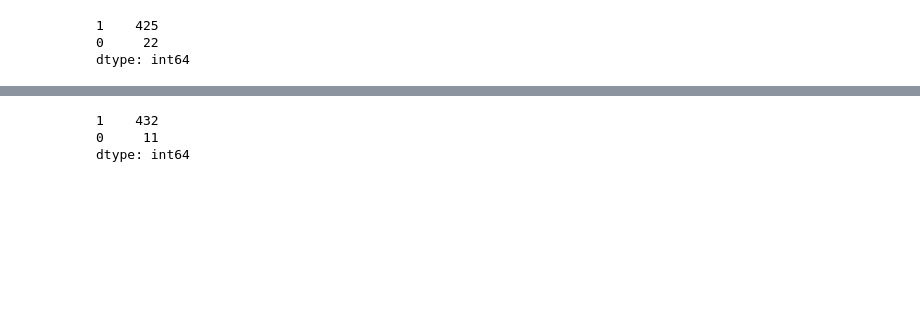
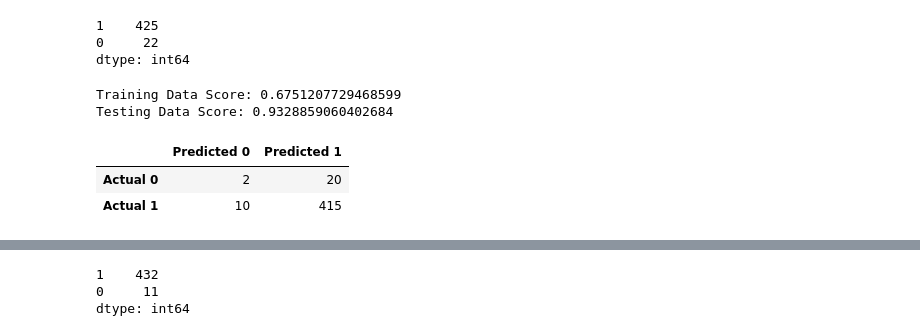
Before and after one commit to timjb96/US-Congress-Twitter-Analysis, a Jupyter notebook: Congressional_ML.ipynb, the cells around one changed output, grey strips where cells are left out. Cells and saved outputs as stored; diff of their text form; code cells hidden in the pictures; blank space fills up the shorter version.

```diff
--- a/Congressional_ML.ipynb
+++ b/Congressional_ML.ipynb
@@ -432,3 +497,49 @@ pd.Series(c115twitdf).value_counts()
 1    425
 0     22
 dtype: int64
+# %%
+#Cleaning Training Data for 115
+#Add Session 114 to training data
+c115traindf = c114traindf.append(c114rawdf, ignore_index=True)
+#Drop duplicates, keeping most recent entries
+c115traindf = c115traindf.drop_duplicates(subset=['uniqueid'],keep='last')
+#Create corresponding success series
+c115traintwitdf=[]
+for i in range(len(c115traindf)):
+    #Check if Creation Date is null
+    if pd.isna(c115traindf.iloc[i,12]):
+        c115traintwitdf.append(0)
+    else:
+        #If date joined before end of session
+        if c115traindf.iloc[i,12]<c115traindf.iloc[i,10]:
+            #Add Success
+            c115traintwitdf.append(1)
+            #Correct Age in training set
+            c115traindf.iloc[i,8]=c115traindf.iloc[i,13]
+        else:
+            c115traintwitdf.append(0)
+#Isolate Relevant Data for Training and Testing
+c115train = c115traindf[['gender','party','AgeWhenSessionStarted']]
+c115test = c115rawdf[['gender','party','AgeWhenSessionStarted']]
+#Create Logistic Regression Model
+classifier115= LogisticRegression(max_iter = 10000)
+#Train Model
+classifier115.fit(c115train,c115traintwitdf)
+#Validate Model
+print(f"Training Data Score: {classifier115.score(c115train,c115traintwitdf)}")
+print(f"Testing Data Score: {classifier115.score(c115test,c115twitdf)}")
+# %% [output]
+Training Data Score: 0.6751207729468599
+Testing Data Score: 0.9328859060402684
+# %%
+#Confusion Matrix
+true115 = c115twitdf
+pred115 = classifier115.predict(c115test)
+cm115 = confusion_matrix(true115,pred115)
+#Turn into DataFrame
+cm115df = pd.DataFrame(cm115,index=["Actual 0", "Actual 1"], columns=["Predicted 0", "Predicted 1"])
+cm115df
+# %% [output]
+|  | Predicted 0 | Predicted 1 |
+| Actual 0 | 2 | 20 |
+| Actual 1 | 10 | 415 |
```
Also changed, not shown: parts of 27 cells of this notebook.
